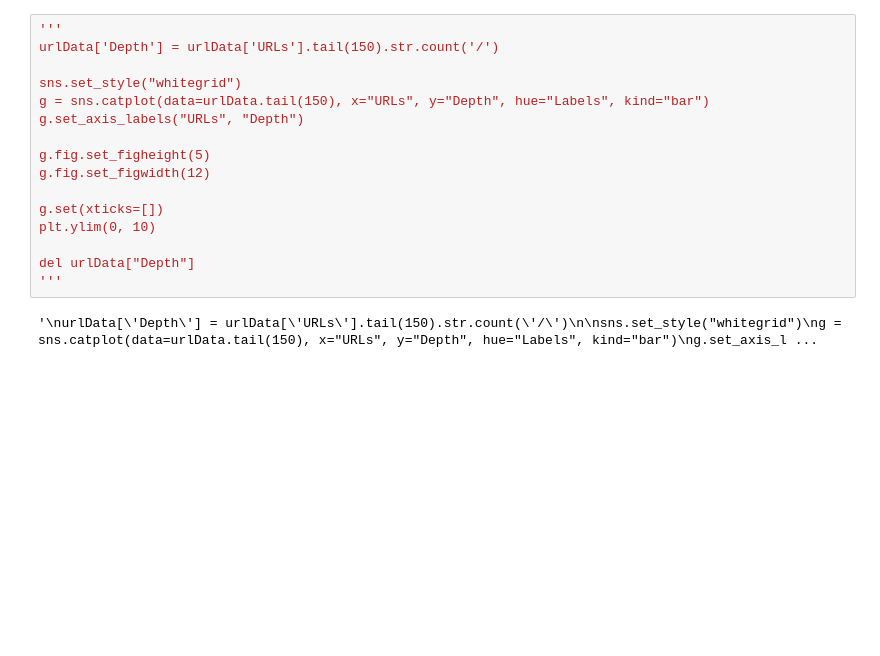
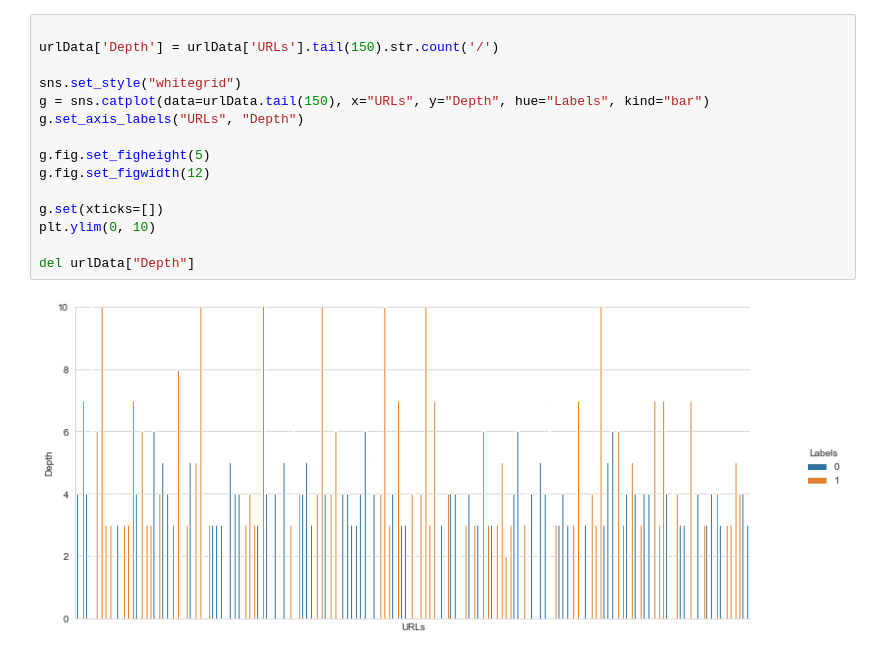
Before and after one commit to Or3a/ML-Project, a Jupyter notebook: MLProject_OreaKicaj.ipynb, the cells around one changed output. Cells and saved outputs as stored; diff of their text form; blank space fills up the shorter version.

```diff
--- a/MLProject_OreaKicaj.ipynb
+++ b/MLProject_OreaKicaj.ipynb
@@ -38,19 +43,18 @@ del urlData["Length"]
 # %%
-'''
+
 urlData['Depth'] = urlData['URLs'].tail(150).str.count('/')
 
 sns.set_style("whitegrid")
 g = sns.catplot(data=urlData.tail(150), x="URLs", y="Depth", hue="Labels", kind="bar")
 g.set_axis_labels("URLs", "Depth")
 
 g.fig.set_figheight(5)
 g.fig.set_figwidth(12)
 
 g.set(xticks=[])
 plt.ylim(0, 10)
 
 del urlData["Depth"]
-'''
 # %% [output]
-'\nurlData[\'Depth\'] = urlData[\'URLs\'].tail(150).str.count(\'/\')\n\nsns.set_style("whitegrid")\ng = sns.catplot(data=urlData.tail(150), x="URLs", y="Depth", hue="Labels", kind="bar")\ng.set_axis_l ...
+[figure, added]
 # %%
```
Also changed, not shown: parts of 7 cells of this notebook, 7 other files.
